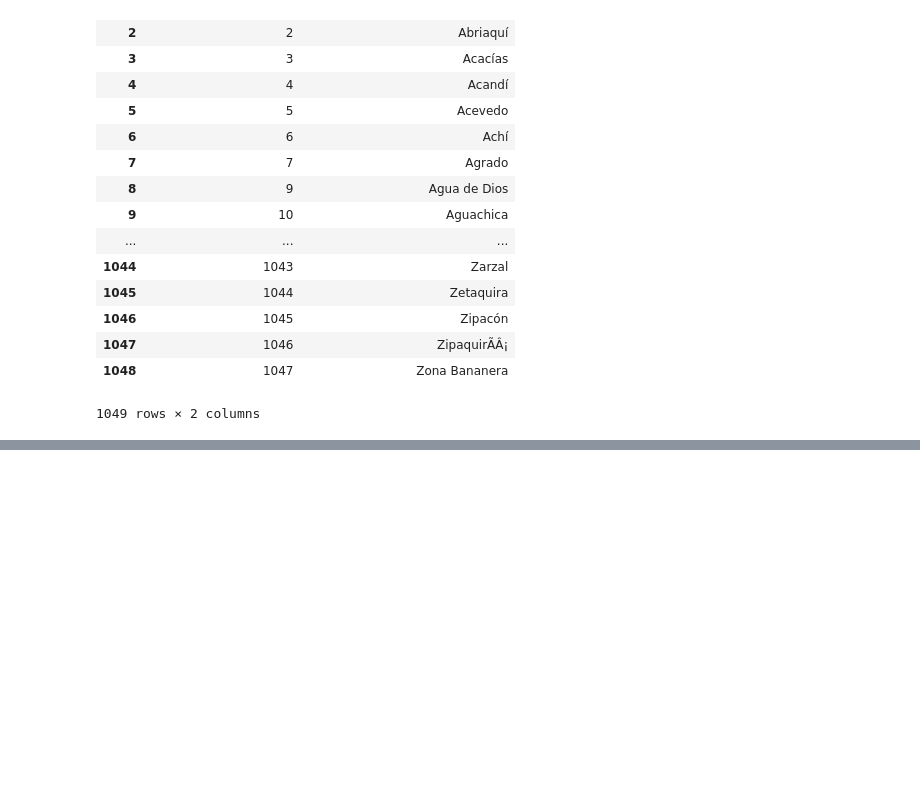
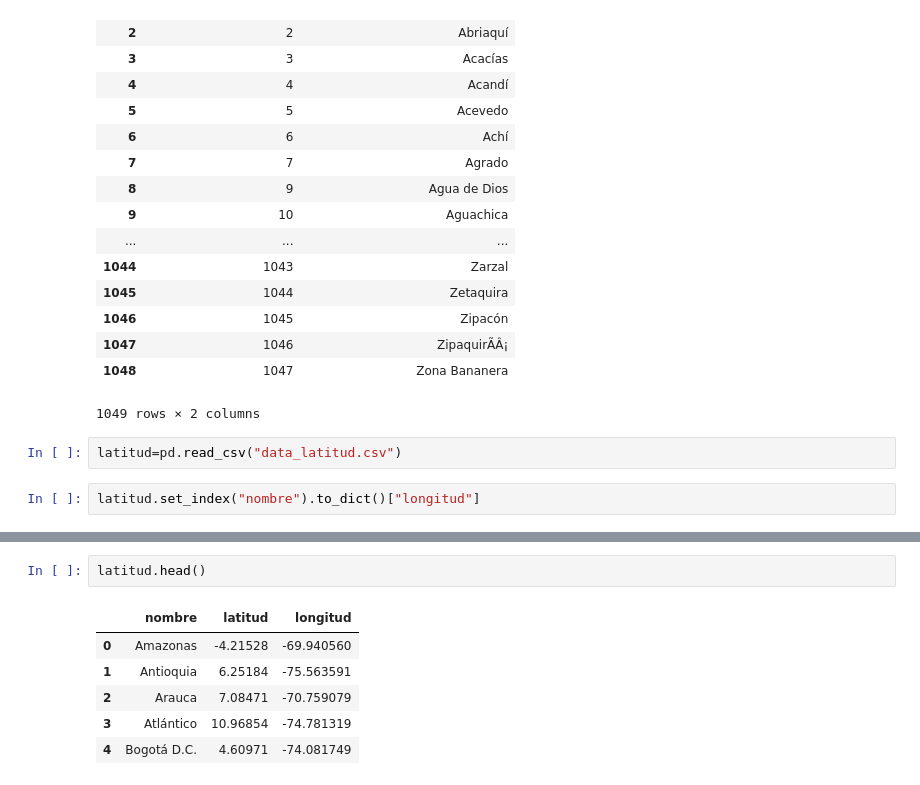
Before and after one commit to JReyes289/Bogota_2_Journal, a Jupyter notebook: dashApp_secopi/documents/Untitled.ipynb, the cells around one changed output, grey strips where cells are left out. Drawn from its saved outputs; the diff is of its cells as text; blank space fills up the shorter version.

```diff
--- a/dashApp_secopi/documents/Untitled.ipynb
+++ b/dashApp_secopi/documents/Untitled.ipynb
@@ -67,2 +67,6 @@ municipios_ejecucion
 | 1048 | 1047 | Zona Bananera |
 1049 rows × 2 columns
+# %%
+latitud=pd.read_csv("data_latitud.csv")
+# %%
+latitud.set_index("nombre").to_dict()["longitud"]
@@ -68,0 +91,9 @@ municipios_ejecucion
+# %%
+latitud.head()
+# %% [output]
+|  | nombre | latitud | longitud |
+| 0 | Amazonas | -4.21528 | -69.940560 |
+| 1 | Antioquia | 6.25184 | -75.563591 |
+| 2 | Arauca | 7.08471 | -70.759079 |
+| 3 | Atlántico | 10.96854 | -74.781319 |
+| 4 | Bogotá D.C. | 4.60971 | -74.081749 |
```
Also changed, not shown: parts of 1 cell of this notebook, 3 other files.
